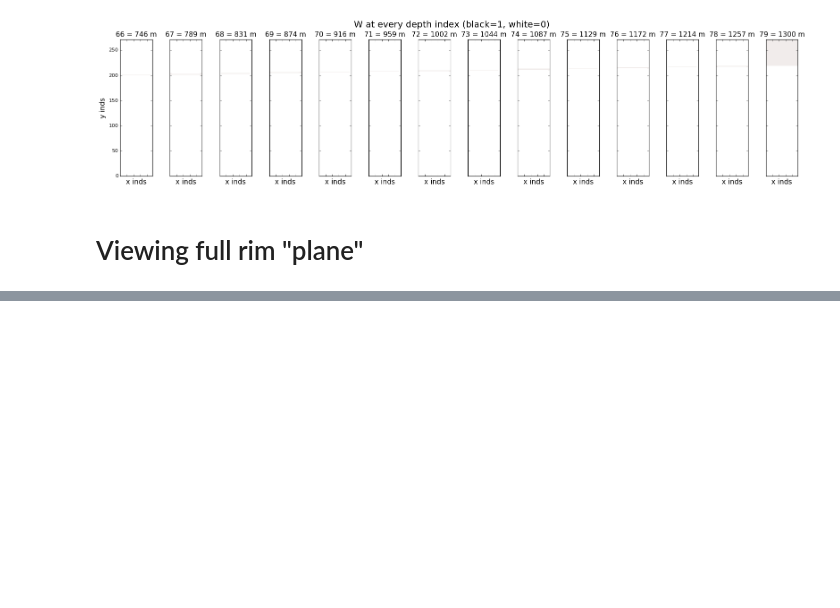
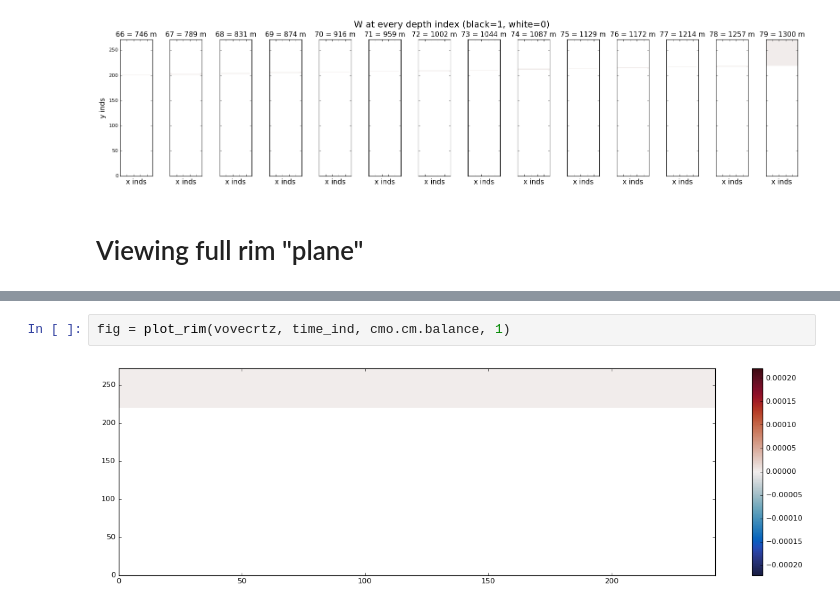
Before and after one commit to UBC-MOAD/analysis_mackenzie_canyon, a Jupyter notebook: notebooks/transport_fluxes/W_rimvels.ipynb, the cells around one changed output, grey strips where cells are left out. Drawn from its saved outputs; the diff is of its cells as text; blank space fills up the shorter version.

```diff
--- a/notebooks/transport_fluxes/W_rimvels.ipynb
+++ b/notebooks/transport_fluxes/W_rimvels.ipynb
@@ -101,0 +113,4 @@ ax.set_ylim([0, vovecrtz.shape[-2]])
+# %%
+fig = plot_rim(vovecrtz, time_ind, cmo.cm.balance, 1)
+# %% [output]
+[figure, added]
```
Also changed, not shown: parts of 5 cells of this notebook.
